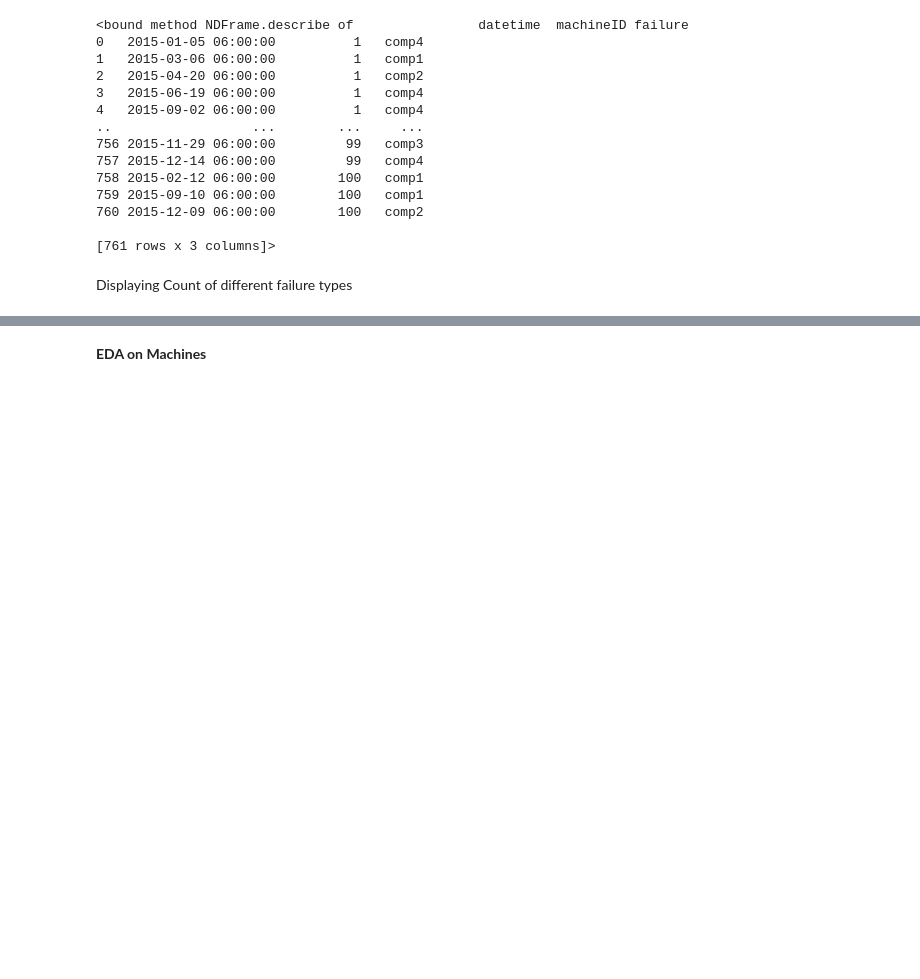
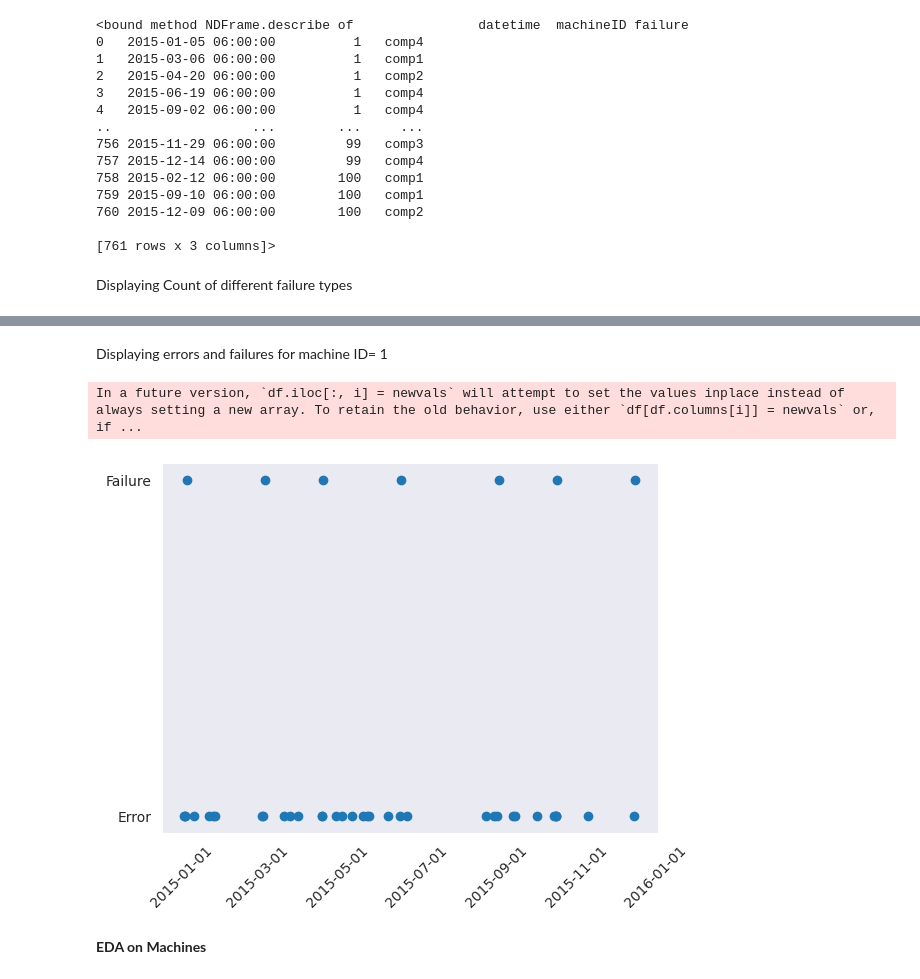
Before and after one commit to gplinkage/Data-Science-ML-AI, a Jupyter notebook: Projects/Predictive_Maintanance_Capstone_Project.ipynb, the cells around one changed output, grey strips where cells are left out. Drawn from its saved outputs; the diff is of its cells as text; code cells hidden in the pictures; blank space fills up the shorter version.

```diff
--- a/Projects/Predictive_Maintanance_Capstone_Project.ipynb
+++ b/Projects/Predictive_Maintanance_Capstone_Project.ipynb
@@ -251,3 +251,31 @@ The get_cmap function was deprecated in Matplotlib 3.7 and will be removed two m
+# %% [markdown]
+Displaying errors and failures for machine ID= 1
+# %%
+telemetryP = telemetry.loc[telemetry['machineID'] == 1].reset_index(drop=True)
+fail1 = failures.loc[failures['machineID'] == 1]
+err1 = errors.loc[errors['machineID'] == 1]
+# %%
+import matplotlib.dates as mdates
+
+fig, ax = plt.subplots()
+
+y_category = ['Failure'] * len(fail1) + ['Error'] * len(err1)
+
+df_timestamp = pd.concat([fail1['datetime'], err1['datetime']], ignore_index=True, axis=0)
+df_plot = pd.DataFrame({"timestamp": df_timestamp, "category": y_category})
+df_plot.loc[:, 'timestamp'] = pd.to_datetime(df_plot.loc[:, 'timestamp'])
+df_plot.sort_values(by=['timestamp'], inplace=True, ignore_index=True)
+
+ax.scatter('timestamp', 'category', data=df_plot)
+yearfmt = mdates.DateFormatter('%Y-%m-%d')
+ax.xaxis.set_major_formatter(yearfmt)
+ax.tick_params(axis='x', rotation=45)
+ax.grid()
+
+plt.show()
+# %% [output]
+In a future version, `df.iloc[:, i] = newvals` will attempt to set the values inplace instead of always setting a new array. To retain the old behavior, use either `df[df.columns[i]] = newvals` or, if ...
+[figure, added]
 # %% [markdown]
 **EDA on Machines**
 # %%
```
Also changed, not shown: parts of 30 cells of this notebook.
